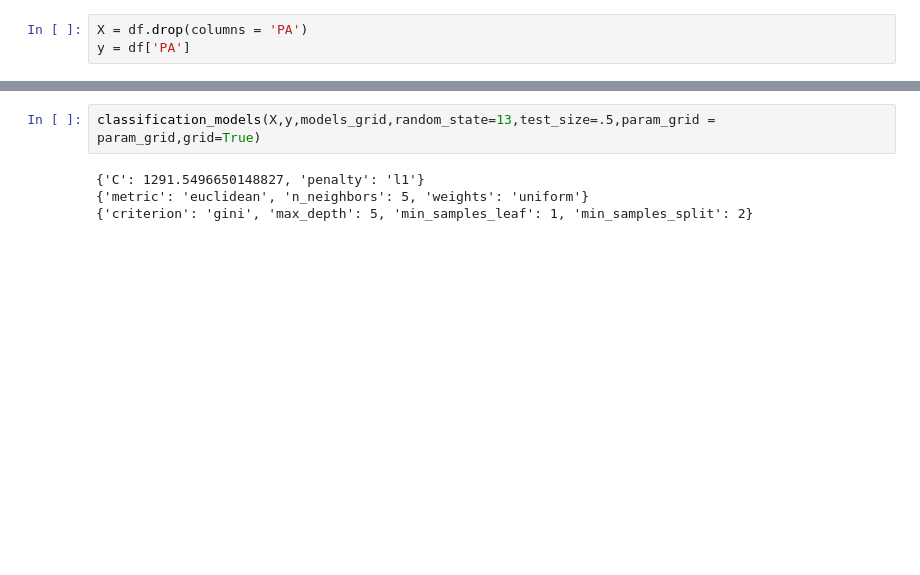
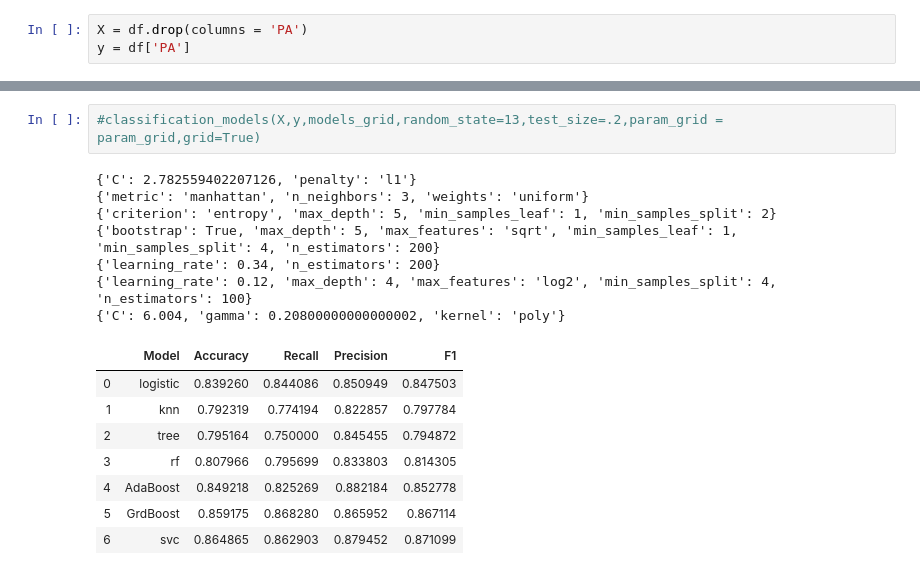
Before and after one commit to CaryMosley/PoliticalAffiliation, a Jupyter notebook: CleanAndEDA.ipynb, the cells around one changed output, grey strips where cells are left out. Saved outputs shown, nothing was run; the diff lists cells and outputs as text; blank space fills up the shorter version.

```diff
--- a/CleanAndEDA.ipynb
+++ b/CleanAndEDA.ipynb
@@ -1072,7 +1073,19 @@ param_grid = [{'penalty' : ['l1', 'l2'], 'C' : np.logspace(-4, 4, 10)},
 # %%
-classification_models(X,y,models_grid,random_state=13,test_size=.5,param_grid = param_grid,grid=True)
+#classification_models(X,y,models_grid,random_state=13,test_size=.2,param_grid = param_grid,grid=True)
 # %% [output]
-{'C': 1291.5496650148827, 'penalty': 'l1'}
-{'metric': 'euclidean', 'n_neighbors': 5, 'weights': 'uniform'}
-{'criterion': 'gini', 'max_depth': 5, 'min_samples_leaf': 1, 'min_samples_split': 2}
+{'C': 2.782559402207126, 'penalty': 'l1'}
+{'metric': 'manhattan', 'n_neighbors': 3, 'weights': 'uniform'}
+{'criterion': 'entropy', 'max_depth': 5, 'min_samples_leaf': 1, 'min_samples_split': 2}
+{'bootstrap': True, 'max_depth': 5, 'max_features': 'sqrt', 'min_samples_leaf': 1, 'min_samples_split': 4, 'n_estimators': 200}
+{'learning_rate': 0.34, 'n_estimators': 200}
+{'learning_rate': 0.12, 'max_depth': 4, 'max_features': 'log2', 'min_samples_split': 4, 'n_estimators': 100}
+{'C': 6.004, 'gamma': 0.20800000000000002, 'kernel': 'poly'}
+|  | Model | Accuracy | Recall | Precision | F1 |
+| 0 | logistic | 0.839260 | 0.844086 | 0.850949 | 0.847503 |
+| 1 | knn | 0.792319 | 0.774194 | 0.822857 | 0.797784 |
+| 2 | tree | 0.795164 | 0.750000 | 0.845455 | 0.794872 |
+| 3 | rf | 0.807966 | 0.795699 | 0.833803 | 0.814305 |
+| 4 | AdaBoost | 0.849218 | 0.825269 | 0.882184 | 0.852778 |
+| 5 | GrdBoost | 0.859175 | 0.868280 | 0.865952 | 0.867114 |
+| 6 | svc | 0.864865 | 0.862903 | 0.879452 | 0.871099 |
 # %%
```
Also changed, not shown: parts of 11 cells of this notebook.
